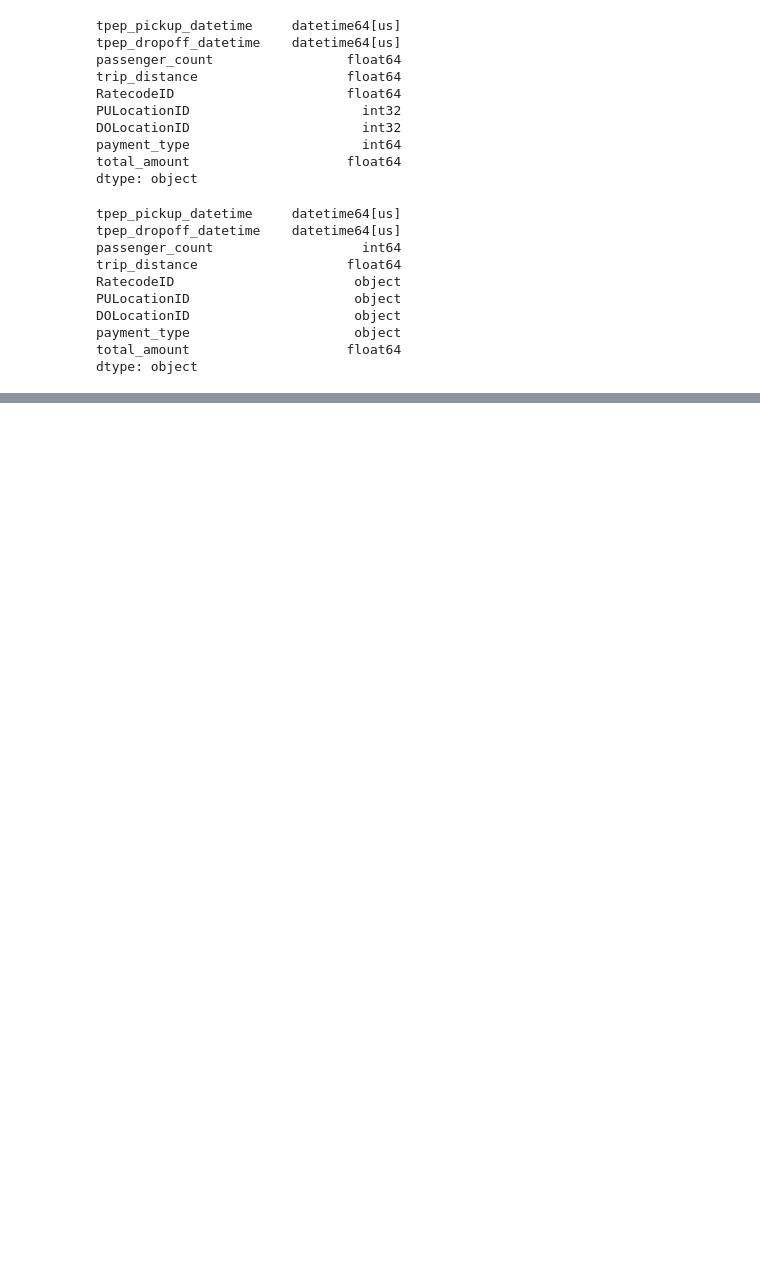
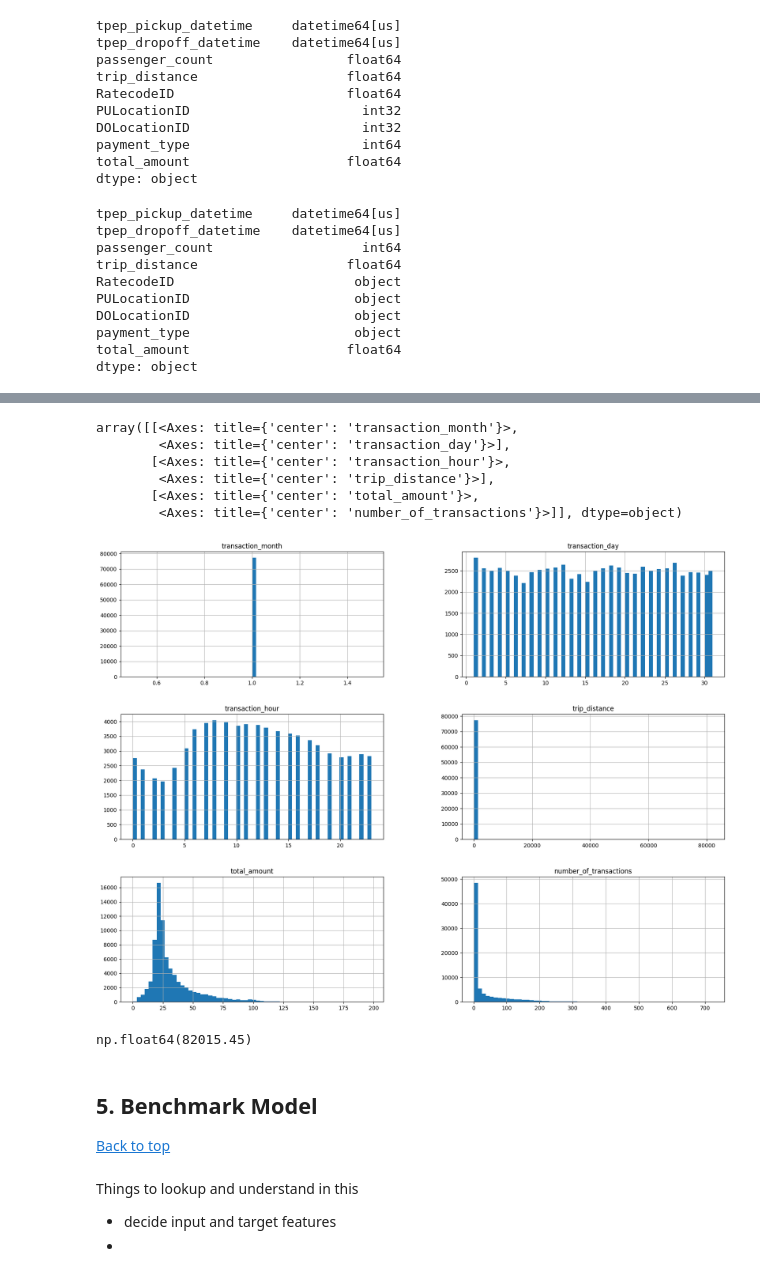
Before and after one commit to SurajK-14/YellowTaxi-Analysis, a Jupyter notebook: Main.ipynb, the cells around one changed output, grey strips where cells are left out. Drawn from its saved outputs; the diff is of its cells as text; code cells hidden in the pictures; blank space fills up the shorter version.

```diff
--- a/Main.ipynb
+++ b/Main.ipynb
@@ -346,0 +371,9 @@ array([[<Axes: title={'center': 'tpep_pickup_datetime'}>,
+# %%
+categorical_columns = ['PULocationID', 'transaction_date', 'transaction_month', 'transaction_day', 'transaction_hour']
+numerical_columns = ['trip_distance', 'total_amount']
+all_needed_columns = categorical_columns + numerical_columns
+# %%
+#coping the df_prepared dataframe to df_main
+df_main = df_prepared[all_needed_columns]
+print(df_main.shape)
+df_main.head()
@@ -346,0 +390,7 @@ array([[<Axes: title={'center': 'tpep_pickup_datetime'}>,
+# %%
+#for a specific PULocationID, transation_date and transation_hour we want to know the average trip_distance and total_amount.
+#we will also want to know the number of transactions for that specific observation
+df_grouped_by_region = df_main.groupby(categorical_columns).mean().reset_index()
+df_grouped_by_region['number_of_transactions'] = df_main.groupby(categorical_columns).count().reset_index()['trip_distance']
+print(df_grouped_by_region.shape)
+df_grouped_by_region.head()
@@ -346,0 +405,22 @@ array([[<Axes: title={'center': 'tpep_pickup_datetime'}>,
+# %%
+df_grouped_by_region.hist(figsize=(20,15), bins=60)
+# %% [output]
+array([[<Axes: title={'center': 'transaction_month'}>,
+        <Axes: title={'center': 'transaction_day'}>],
+       [<Axes: title={'center': 'transaction_hour'}>,
+        <Axes: title={'center': 'trip_distance'}>],
+       [<Axes: title={'center': 'total_amount'}>,
+        <Axes: title={'center': 'number_of_transactions'}>]], dtype=object)
+[figure, added]
+# %%
+#i want to check the highest amount of trip_distance
+df_grouped_by_region['trip_distance'].max()
+# %% [output]
+np.float64(82015.45)
+# %% [markdown]
+## 5. Benchmark Model <a id = section5></a>
+[Back to top](#table-of-contents)
+# %% [markdown]
+Things to lookup and understand in this
+- decide input and target features
+-
```
Also changed, not shown: parts of 59 cells of this notebook.
